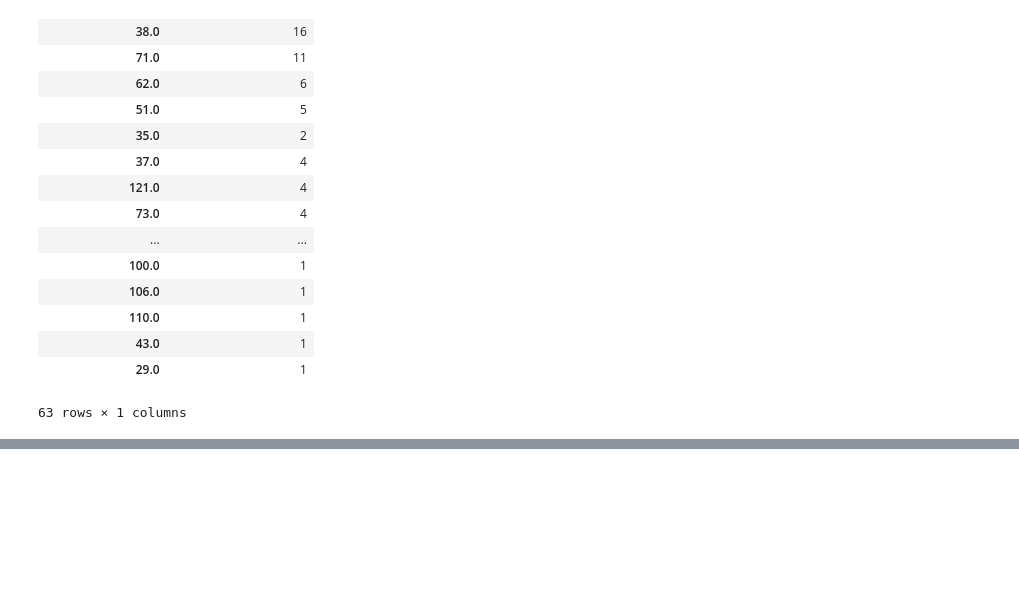
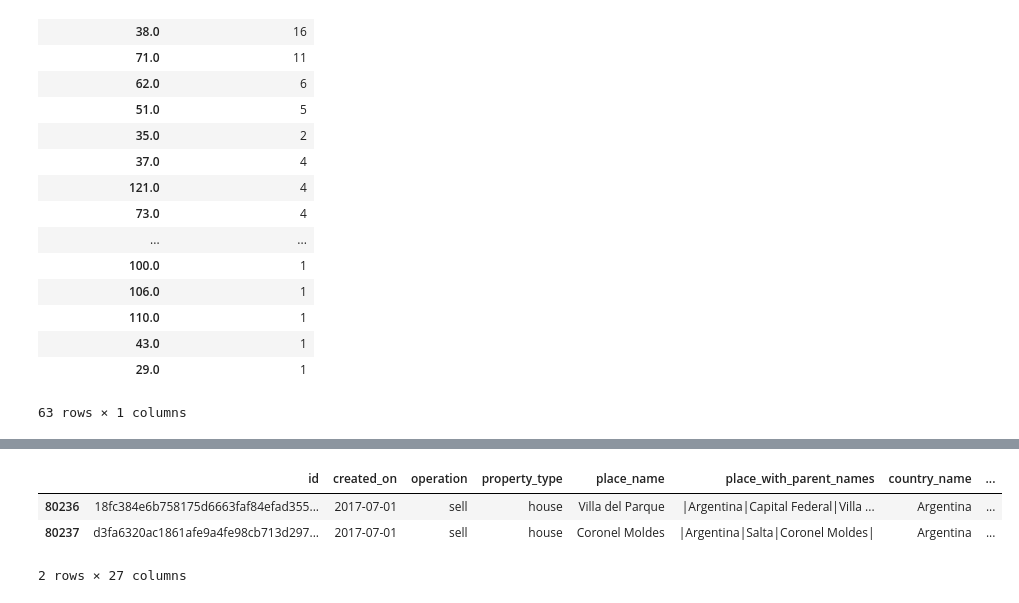
Before and after one commit to BrigliaAn/OrganizacionDeDatos, a Jupyter notebook: Tp1-Analisis-Exploratorio.ipynb, the cells around one changed output, grey strips where cells are left out. Saved outputs shown, nothing was run; the diff lists cells and outputs as text; code cells hidden in the pictures; blank space fills up the shorter version.

```diff
--- a/Tp1-Analisis-Exploratorio.ipynb
+++ b/Tp1-Analisis-Exploratorio.ipynb
@@ -221,0 +285,2 @@ ps08.to_csv("../../home/lucas/academico/datos/tp1/properati-sell-processed-08.cs
+# %%
+ps07['created_on'] = ps07['created_on'].apply(pd.to_datetime)
@@ -221,0 +307,9 @@ ps08.to_csv("../../home/lucas/academico/datos/tp1/properati-sell-processed-08.cs
+# %%
+#Como este archivo corresponde a julio limpiamos los registros correspondientes a otros meses
+ps07 = ps07[(ps07['created_on'] >= '2017-07-01') & (ps07['created_on'] <= '2017-07-31')]
+ps07.head(2)
+# %% [output]
+|  | id | created_on | operation | property_type | place_name | place_with_parent_names | country_name | ... |
+| 80236 | 18fc384e6b758175d6663faf84efad355... | 2017-07-01 | sell | house | Villa del Parque | |Argentina|Capital Federal|Villa ... | Argentina | ... |
+| 80237 | d3fa6320ac1861afe9a4fe98cb713d297... | 2017-07-01 | sell | house | Coronel Moldes | |Argentina|Salta|Coronel Moldes| | Argentina | ... |
+2 rows × 27 columns
```
Also changed, not shown: parts of 33 cells of this notebook.
